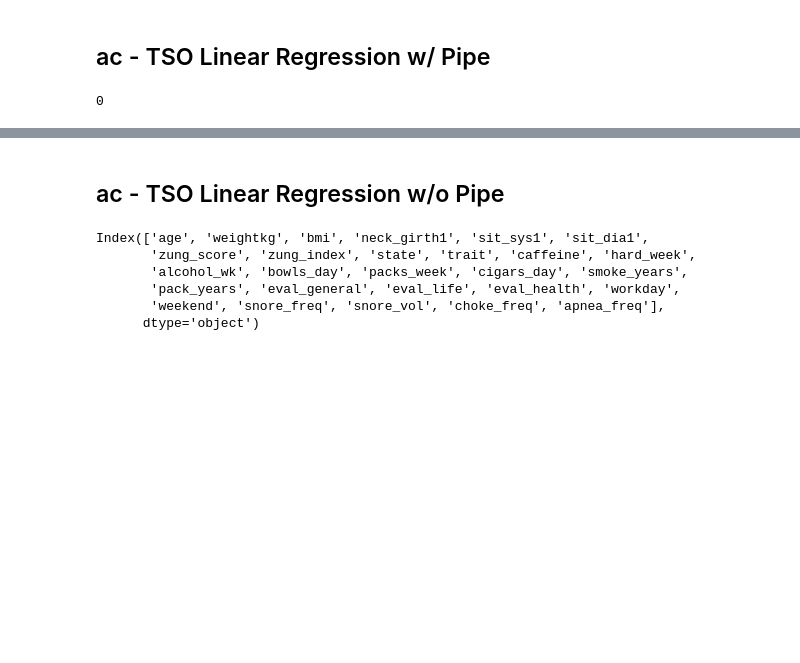
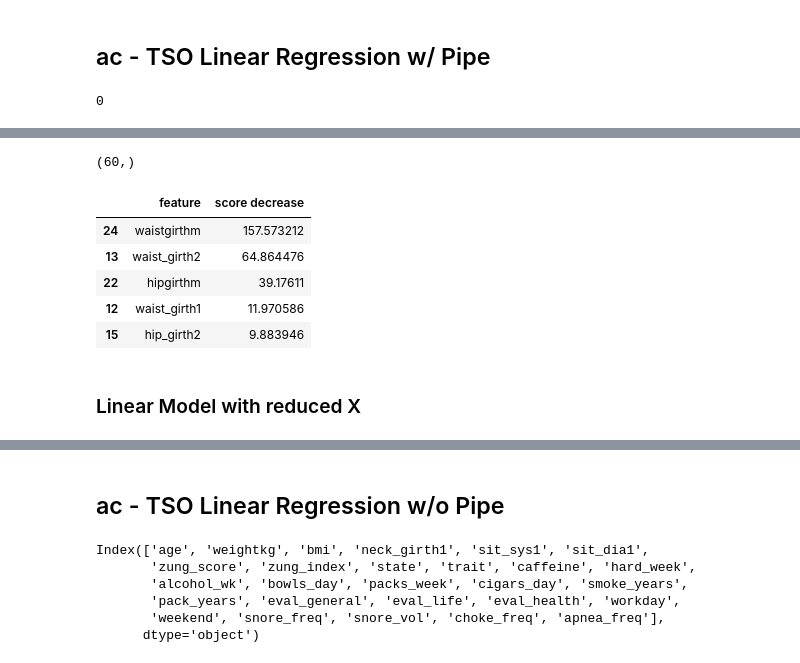
Before and after one commit to pandit-a/dreamteam, a Jupyter notebook: notebooks/ac_clean_notebook_v1.ipynb, the cells around one changed output, grey strips where cells are left out. Saved outputs shown, nothing was run; the diff lists cells and outputs as text; code cells hidden in the pictures; blank space fills up the shorter version.

```diff
--- a/notebooks/ac_clean_notebook_v1.ipynb
+++ b/notebooks/ac_clean_notebook_v1.ipynb
@@ -283,0 +353,26 @@ pipe.score(X_test, y_test)
+# %%
+from sklearn.inspection import permutation_importance
+
+lin_model = LinearRegression().fit(X_train, y_train)
+# %%
+per_score = permutation_importance(lin_model,X_train, y_train, n_repeats=10)
+# %%
+type(per_score.importances)
+per_score.importances_mean.shape
+# %% [output]
+(60,)
+# %%
+importance_df = pd.DataFrame(np.vstack((X_train.columns, per_score.importances_mean)).T)
+# %%
+importance_df.columns=['feature','score decrease']
+# %%
+importance_df.sort_values(by='score decrease', ascending=False).head()
+# %% [output]
+|  | feature | score decrease |
+| 24 | waistgirthm | 157.573212 |
+| 13 | waist_girth2 | 64.864476 |
+| 22 | hipgirthm | 39.17611 |
+| 12 | waist_girth1 | 11.970586 |
+| 15 | hip_girth2 | 9.883946 |
+# %% [markdown]
+### Linear Model with reduced X
```
Also changed, not shown: parts of 48 cells of this notebook.
